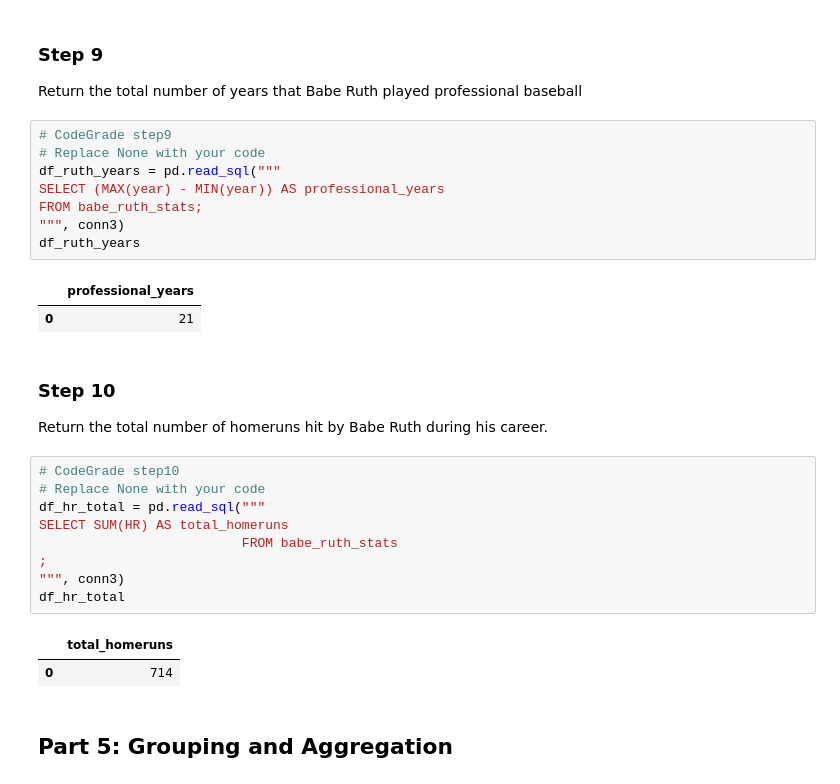
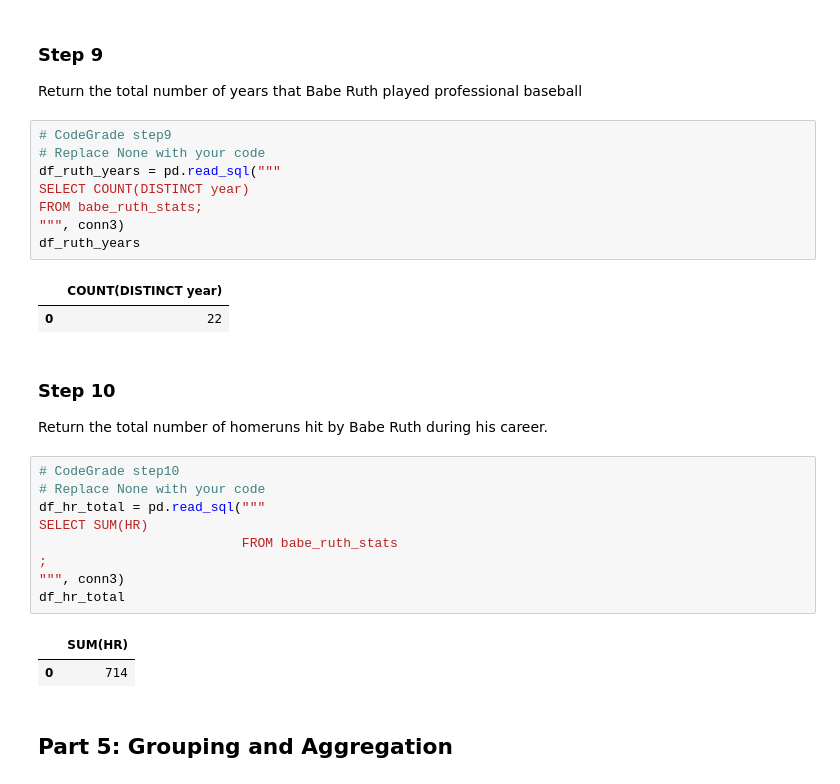
Before and after one commit to KimberlyWangui/DS_Course1_Week1_Module2_SQLQueries, a Jupyter notebook: SQLFilterOrderGroupLab.ipynb, the cells around one changed output. Cells and saved outputs as stored; diff of their text form.

```diff
--- a/SQLFilterOrderGroupLab.ipynb
+++ b/SQLFilterOrderGroupLab.ipynb
@@ -270,14 +270,14 @@ Return the total number of years that Babe Ruth played professional baseball
 # %%
 # CodeGrade step9
 # Replace None with your code
 df_ruth_years = pd.read_sql("""
-SELECT (MAX(year) - MIN(year)) AS professional_years
+SELECT COUNT(DISTINCT year)
 FROM babe_ruth_stats;
 """, conn3)
 df_ruth_years
 # %% [output]
-|  | professional_years |
-| 0 | 21 |
+|  | COUNT(DISTINCT year) |
+| 0 | 22 |
 # %% [markdown]
 ### Step 10
 
@@ -286,13 +286,13 @@ Return the total number of homeruns hit by Babe Ruth during his career.
 # CodeGrade step10
 # Replace None with your code
 df_hr_total = pd.read_sql("""
-SELECT SUM(HR) AS total_homeruns
+SELECT SUM(HR)
                           FROM babe_ruth_stats
 ;
 """, conn3)
 df_hr_total
 # %% [output]
-|  | total_homeruns |
+|  | SUM(HR) |
 | 0 | 714 |
 # %% [markdown]
 ## Part 5: Grouping and Aggregation
```
Also changed, not shown: parts of 4 cells of this notebook.
